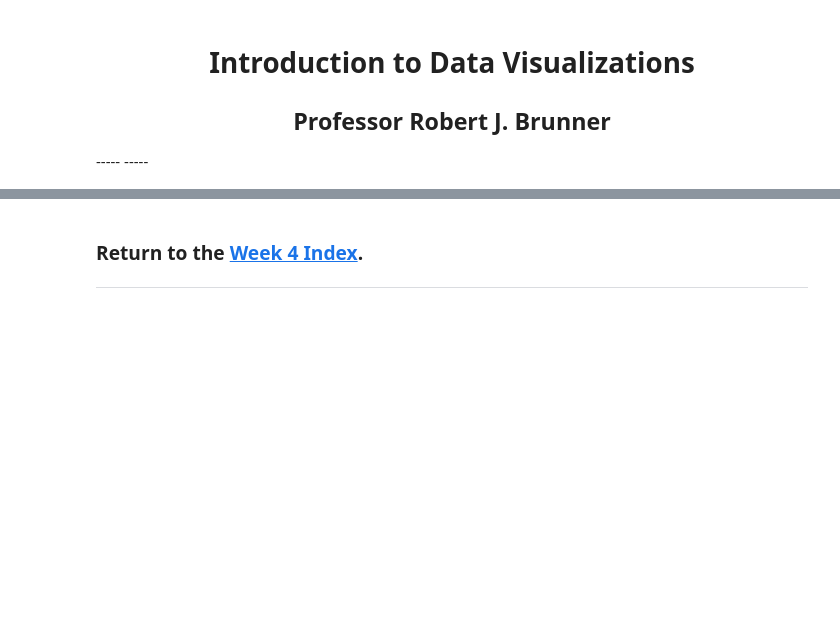
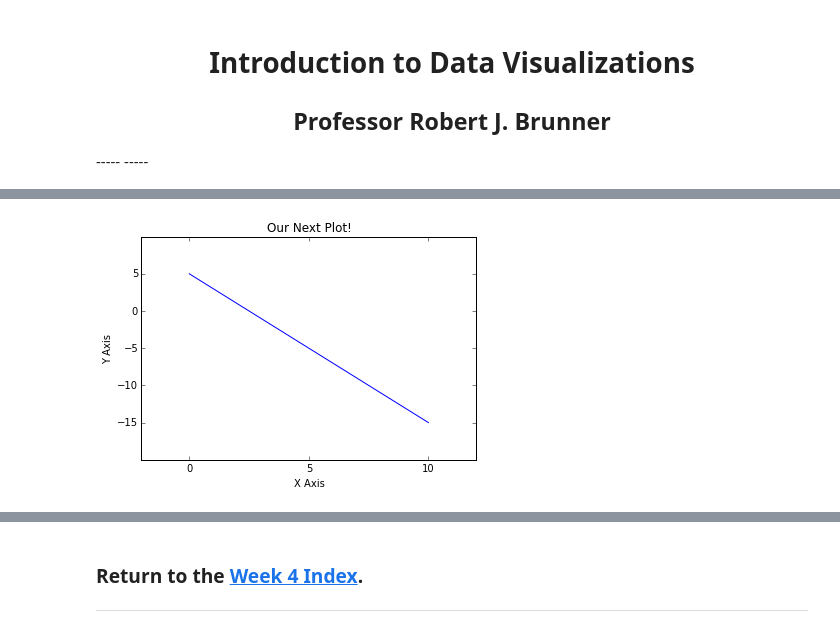
Before and after one commit to marka2114/test, a Jupyter notebook: Week4/intro2dataviz.ipynb, the cells around one changed output, grey strips where cells are left out. Saved outputs shown, nothing was run; the diff lists cells and outputs as text; code cells hidden in the pictures; blank space fills up the shorter version.

```diff
--- a/Week4/intro2dataviz.ipynb
+++ b/Week4/intro2dataviz.ipynb
@@ -39,0 +257,34 @@ During this session, you should  ...
+# %%
+# First we need to import matplotlib and numpy
+import matplotlib.pyplot as plt
+import numpy as np
+
+# Now we create our figure and axes for the plot we will make.
+fig, ax = plt.subplots()
+
+# Now we generate something to plot. In this case, we will plot a straight line.
+# You can change the constants: m and b, in the equation below to get a different plot.
+
+m = -2
+b = 5
+x = np.linspace(0,10)
+y = m * x + b
+
+ax.plot(x, y)
+
+# Set our axis labels
+ax.set_xlabel("X Axis")
+ax.set_ylabel("Y Axis")
+
+# Change the axis limits displayed in our plot
+ax.set_xlim(-2, 12)
+ax.set_ylim(-20, 10)
+
+# Change the ticks on each axis and the corresponding numerical values that are displayed
+ax.set_xticks(np.arange(0, 15, 5))
+ax.set_yticks(np.arange(-15, 10, 5))
+
+ax.set_title("Our Next Plot!")
+plt.show()
+# %% [output]
+[figure, added]
```
Also changed, not shown: parts of 64 cells of this notebook, 1 other file.
